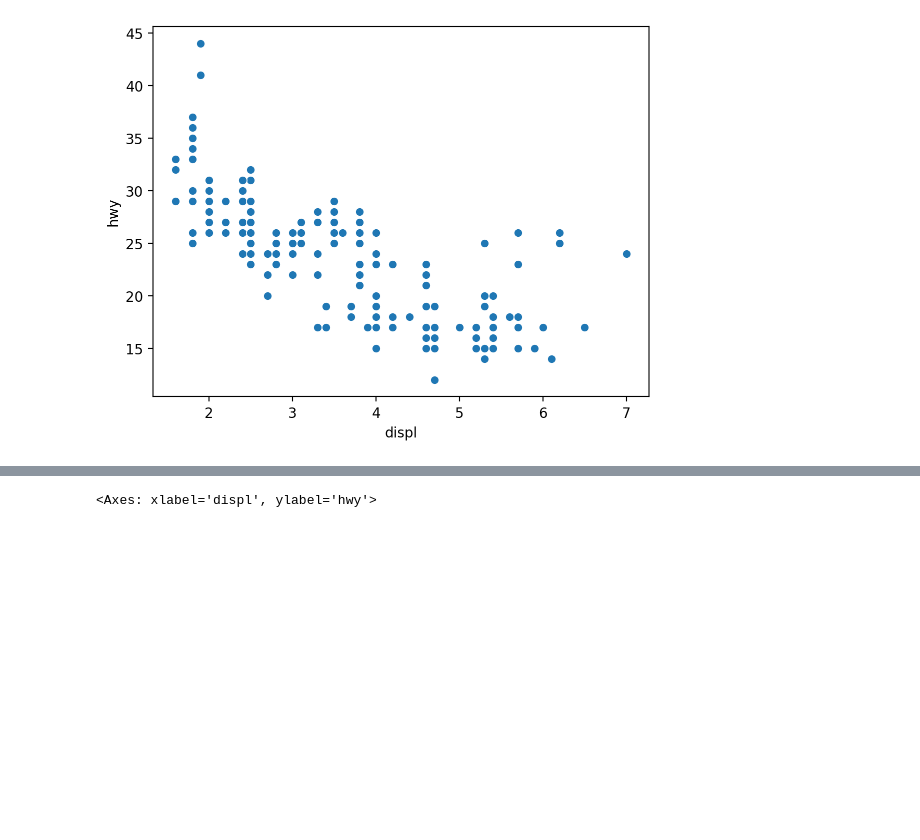
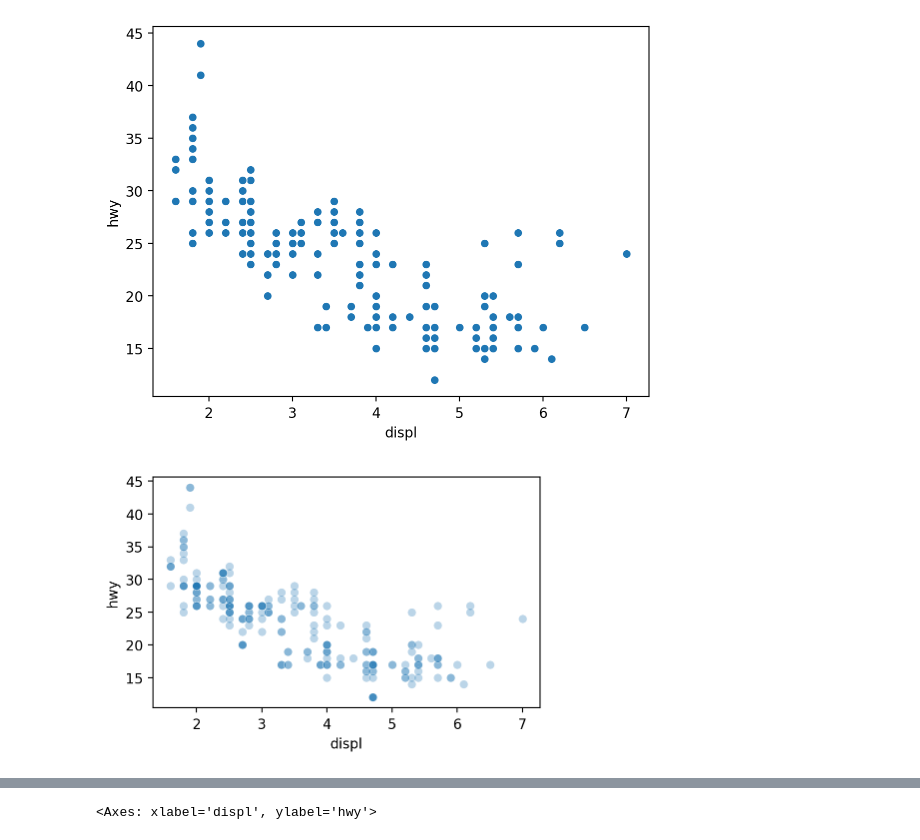
Before and after one commit to jihan4540/2025-1-myclass-BDA, a Jupyter notebook: inclass/10w_B_wed_0507_easy_ch08.ipynb, the cells around one changed output, grey strips where cells are left out. Cells and saved outputs as stored; diff of their text form; code cells hidden in the pictures; blank space fills up the shorter version.

```diff
--- a/inclass/10w_B_wed_0507_easy_ch08.ipynb
+++ b/inclass/10w_B_wed_0507_easy_ch08.ipynb
@@ -67,3 +83,7 @@ memory usage: 20.2+ KB
 sns.scatterplot(data = mpg, x = 'displ', y = 'hwy');
 # %% [output]
 [figure]
+# %%
+sns.scatterplot(data=mpg, x='displ', y='hwy', alpha=.3);
+# %% [output]
+[figure, added]
```
Also changed, not shown: parts of 19 cells of this notebook.
